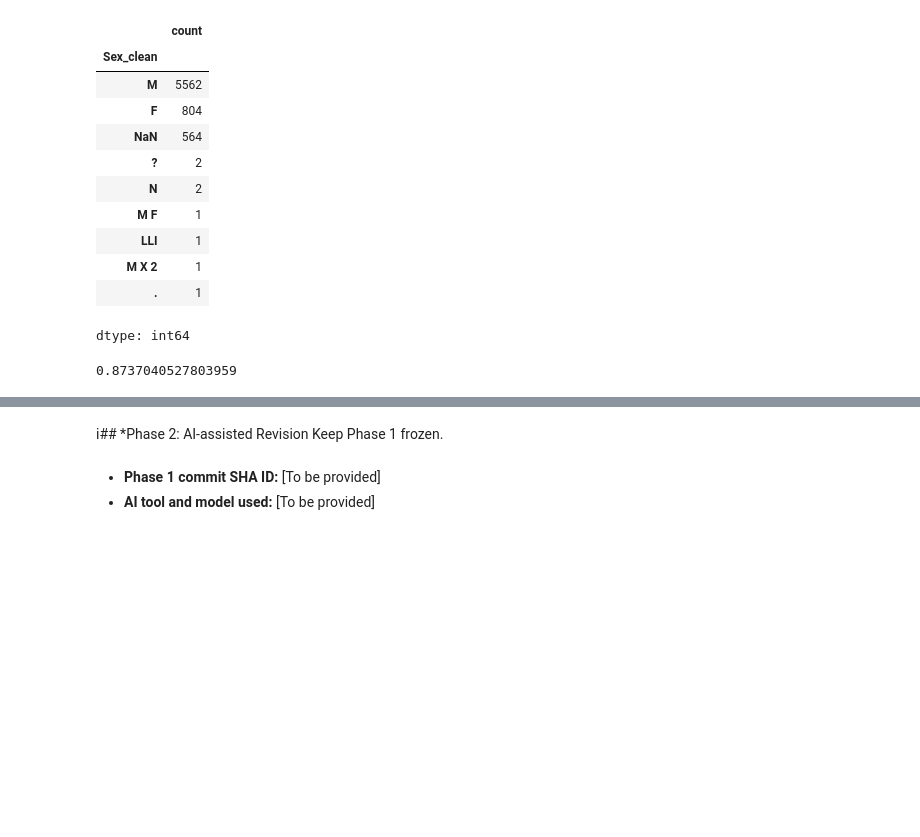
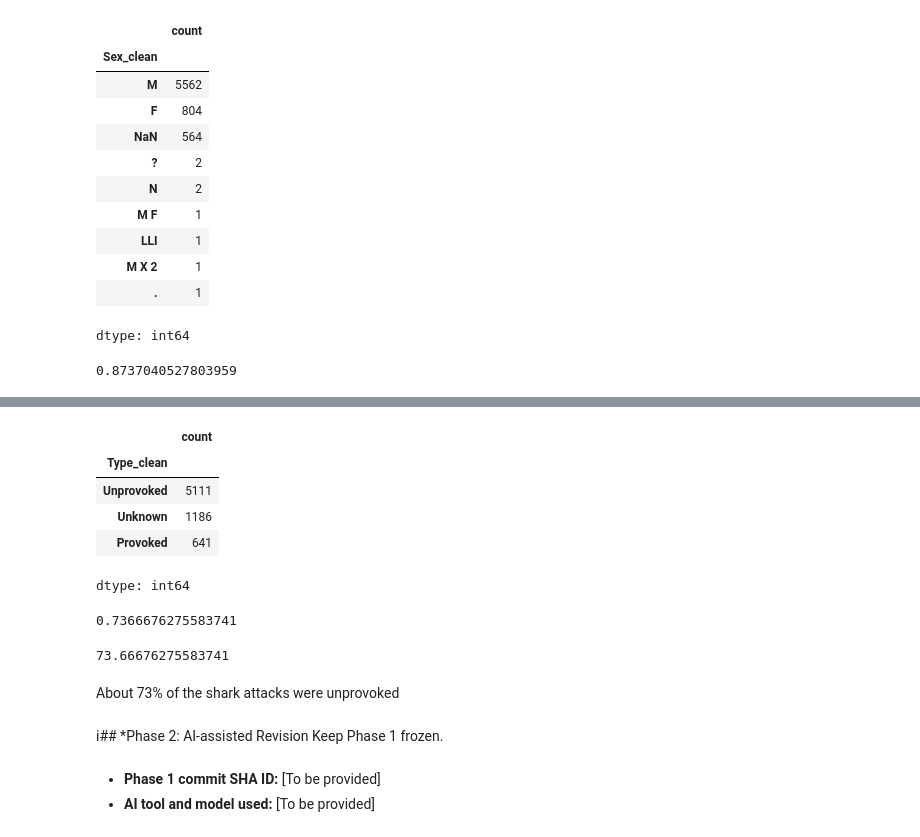
Before and after one commit to raffaellaalpaca-ai/A01-data-wrangling, a Jupyter notebook: notebook.ipynb, the cells around one changed output, grey strips where cells are left out. Saved outputs shown, nothing was run; the diff lists cells and outputs as text; code cells hidden in the pictures; blank space fills up the shorter version.

```diff
--- a/notebook.ipynb
+++ b/notebook.ipynb
@@ -425,0 +481,11 @@ male_proportion
+# %%
+def clean_type(value):
+    value = str(value).strip().lower()
+
+    if value == 'provoked':
+        return 'Provoked'
+    elif value == 'unprovoked':
+        return 'Unprovoked'
+    else:
+        return 'Unknown'
+        #to displaythe three categories
@@ -426,3 +500,28 @@ male_proportion
+# %%
+sharks['Type_clean'].value_counts()
+# %% [output]
+|  | count |
+| Type_clean |  |
+| Unprovoked | 5111 |
+| Unknown | 1186 |
+| Provoked | 641 |
+dtype: int64
+# %%
+#calc of attacks that are unorovoked
+unprovoked = 5111
+total = 5111 + 1186 + 641
+
+unprovoked_proportion = unprovoked / total
+unprovoked_proportion
+# %% [output]
+0.7366676275583741
+# %%
+unprovoked_proportion * 100
+# %% [output]
+73.66676275583741
+# %% [markdown]
+
+About 73% of the shark attacks were unprovoked
 # %% [markdown]
 i## *Phase 2: AI-assisted Revision
 Keep Phase 1 frozen.
```
Also changed, not shown: parts of 6 cells of this notebook.
